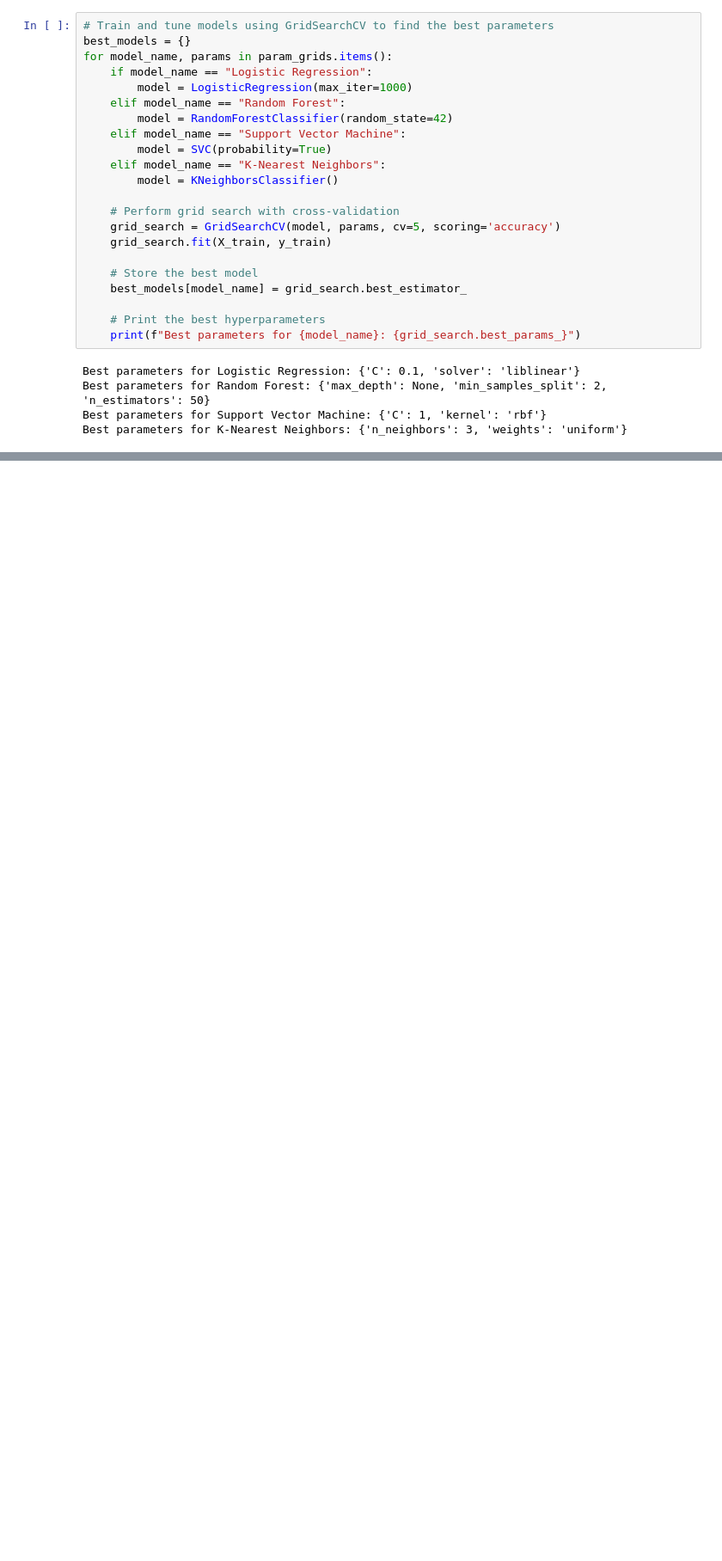
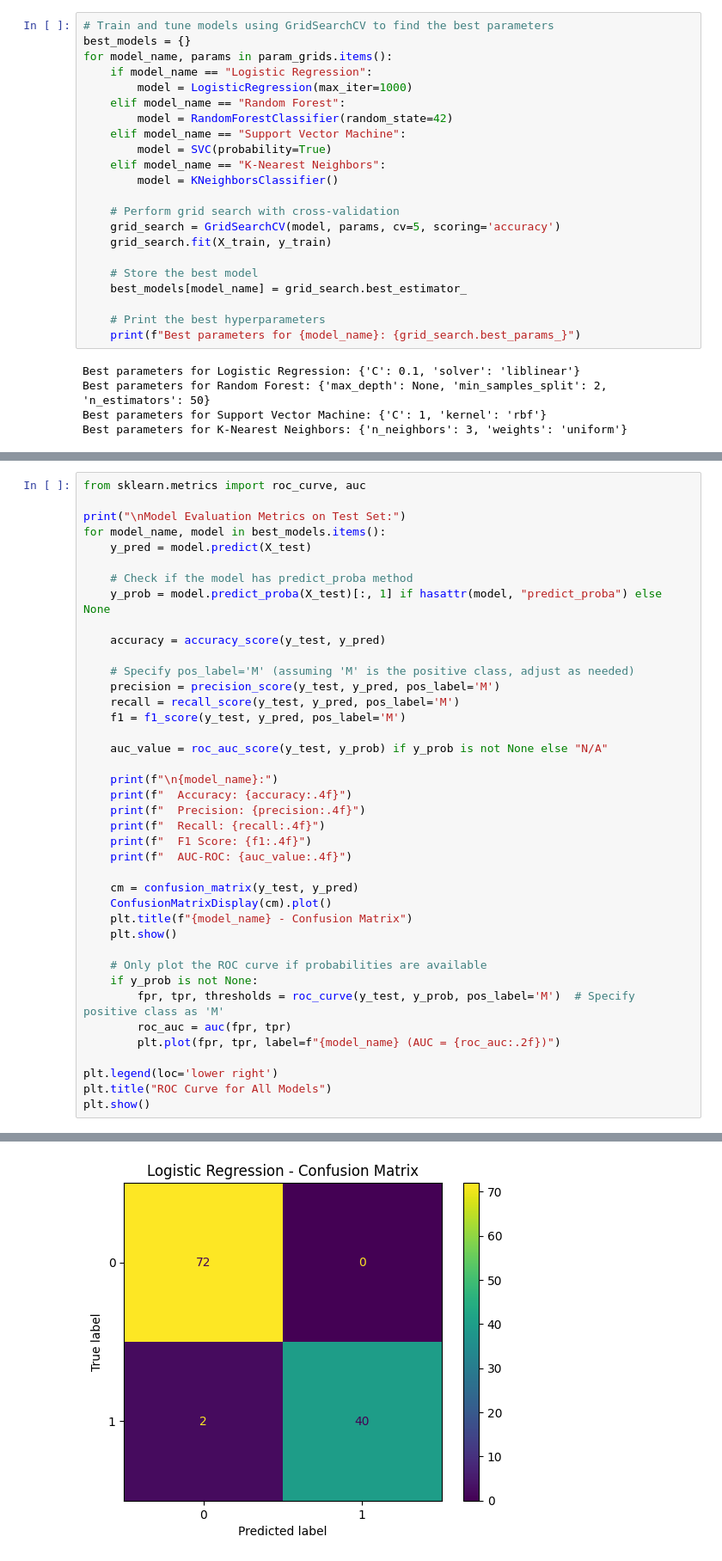
Before and after one commit to Anndischeh/Introduction-to-AI-dataset-classification, a Jupyter notebook: breast-cancer-wisconsin-data.ipynb, the cells around one changed output, grey strips where cells are left out. Shown at 86% size. Drawn from its saved outputs; the diff is of its cells as text; blank space fills up the shorter version.

Commit message:
Evaluate model performance on the test set, including accuracy, precision, recall, F1 score, AUC-ROC, confusion matrix, and ROC curve.

```diff
--- a/breast-cancer-wisconsin-data.ipynb
+++ b/breast-cancer-wisconsin-data.ipynb
@@ -680,0 +707,41 @@ Best parameters for K-Nearest Neighbors: {'n_neighbors': 3, 'weights': 'uniform'
+# %%
+from sklearn.metrics import roc_curve, auc
+
+print("\nModel Evaluation Metrics on Test Set:")
+for model_name, model in best_models.items():
+    y_pred = model.predict(X_test)
+
+    # Check if the model has predict_proba method
+    y_prob = model.predict_proba(X_test)[:, 1] if hasattr(model, "predict_proba") else None
+
+    accuracy = accuracy_score(y_test, y_pred)
+
+    # Specify pos_label='M' (assuming 'M' is the positive class, adjust as needed)
+    precision = precision_score(y_test, y_pred, pos_label='M')
+    recall = recall_score(y_test, y_pred, pos_label='M')
+    f1 = f1_score(y_test, y_pred, pos_label='M')
+
+    auc_value = roc_auc_score(y_test, y_prob) if y_prob is not None else "N/A"
+
+    print(f"\n{model_name}:")
+    print(f"  Accuracy: {accuracy:.4f}")
+    print(f"  Precision: {precision:.4f}")
+    print(f"  Recall: {recall:.4f}")
+    print(f"  F1 Score: {f1:.4f}")
+    print(f"  AUC-ROC: {auc_value:.4f}")
+
+    cm = confusion_matrix(y_test, y_pred)
+    ConfusionMatrixDisplay(cm).plot()
+    plt.title(f"{model_name} - Confusion Matrix")
+    plt.show()
+
+    # Only plot the ROC curve if probabilities are available
+    if y_prob is not None:
+        fpr, tpr, thresholds = roc_curve(y_test, y_prob, pos_label='M')  # Specify positive class as 'M'
+        roc_auc = auc(fpr, tpr)
+        plt.plot(fpr, tpr, label=f"{model_name} (AUC = {roc_auc:.2f})")
+
+plt.legend(loc='lower right')
+plt.title("ROC Curve for All Models")
+plt.show()
+# %% [output]
@@ -680,0 +756 @@ Best parameters for K-Nearest Neighbors: {'n_neighbors': 3, 'weights': 'uniform'
+[figure, added]
```
Also changed, not shown: parts of 2 cells of this notebook.
